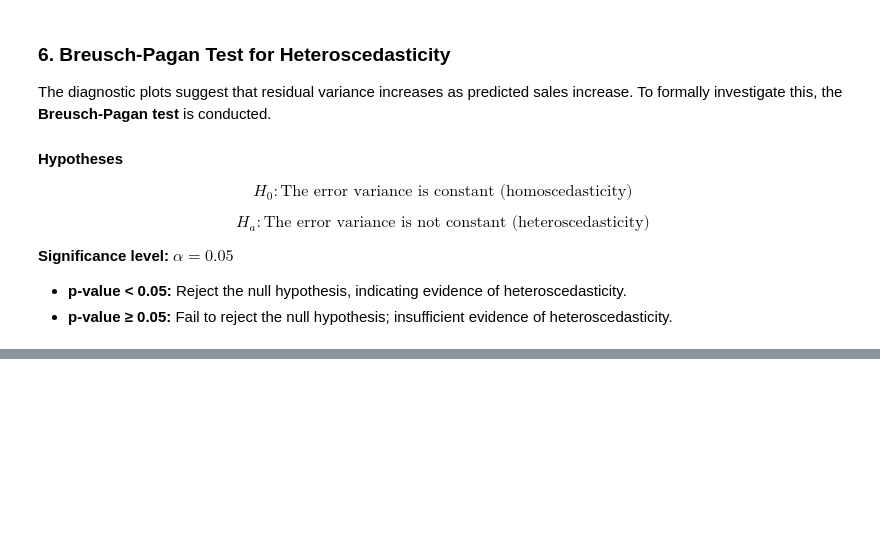
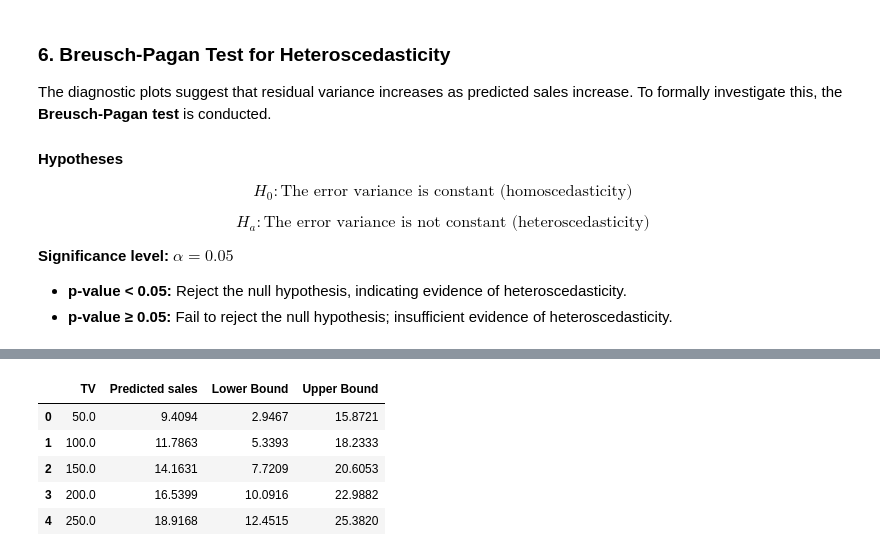
Before and after one commit to xavierland605/Python-Linear-Regression-Library, a Jupyter notebook: TV_Advertising_Sales_Analysis.ipynb, the cells around one changed output, grey strips where cells are left out. Cells and saved outputs as stored; diff of their text form; code cells hidden in the pictures; blank space fills up the shorter version.

```diff
--- a/TV_Advertising_Sales_Analysis.ipynb
+++ b/TV_Advertising_Sales_Analysis.ipynb
@@ -340,0 +449,14 @@ Reject H0: Evidence of heteroscedasticity
+# %%
+# Advertising budgets ($1,000s)
+budgets = np.array([50, 100, 150, 200, 250])
+
+# Predict sales using custom regression model
+predictions = model.predict(budgets)
+
+# Create prediction table
+prediction_results = pd.DataFrame({
+    "TV Budget ($1,000s)": budgets,
+    "Predicted Sales (1,000 Units)": predictions
+})
+
+prediction_results.round(4)
@@ -340,0 +470,13 @@ Reject H0: Evidence of heteroscedasticity
+# %%
+
+# Generate 95% prediction intervals
+interval_results = model.predict(budgets, interval="prediction")
+
+interval_results
+# %% [output]
+|  | TV | Predicted sales | Lower Bound | Upper Bound |
+| 0 | 50.0 | 9.4094 | 2.9467 | 15.8721 |
+| 1 | 100.0 | 11.7863 | 5.3393 | 18.2333 |
+| 2 | 150.0 | 14.1631 | 7.7209 | 20.6053 |
+| 3 | 200.0 | 16.5399 | 10.0916 | 22.9882 |
+| 4 | 250.0 | 18.9168 | 12.4515 | 25.3820 |
```
Also changed, not shown: parts of 12 cells of this notebook, 2 other files.
